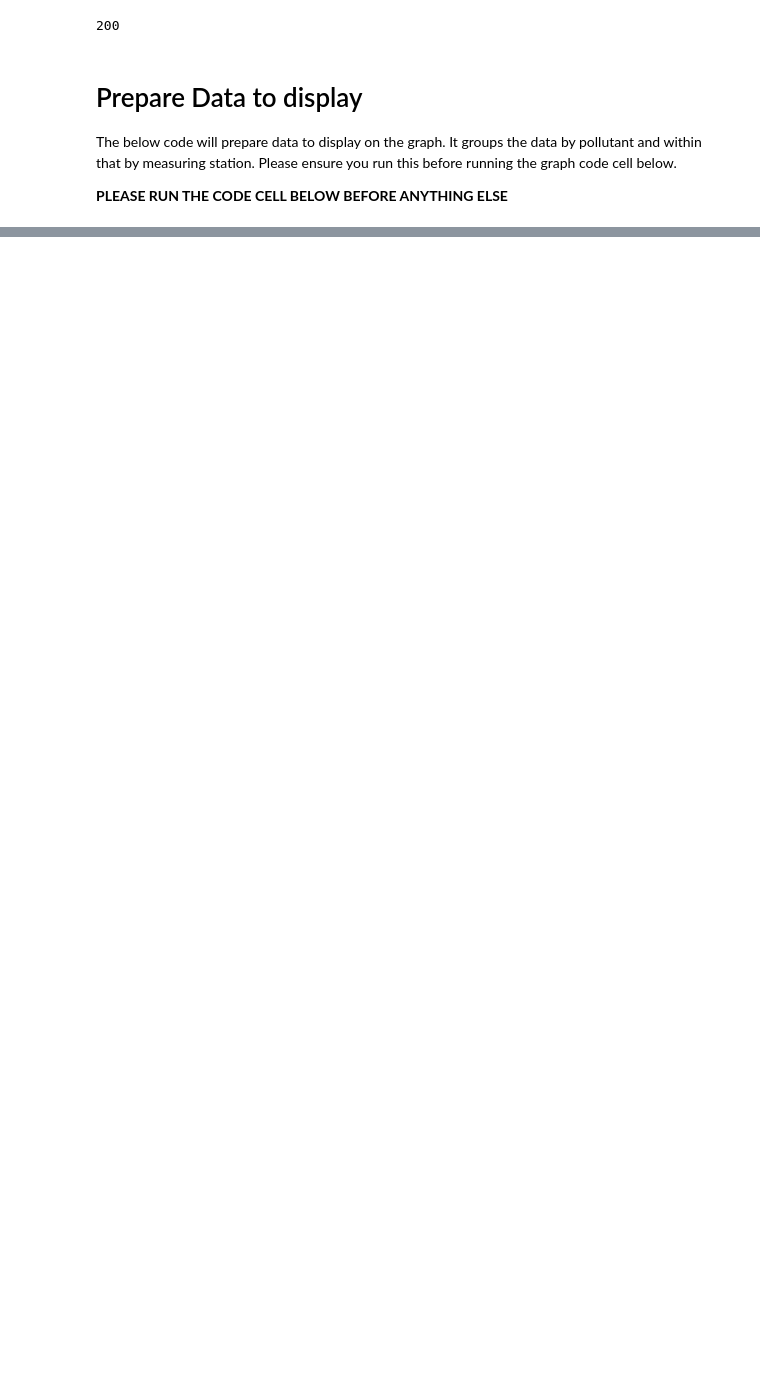
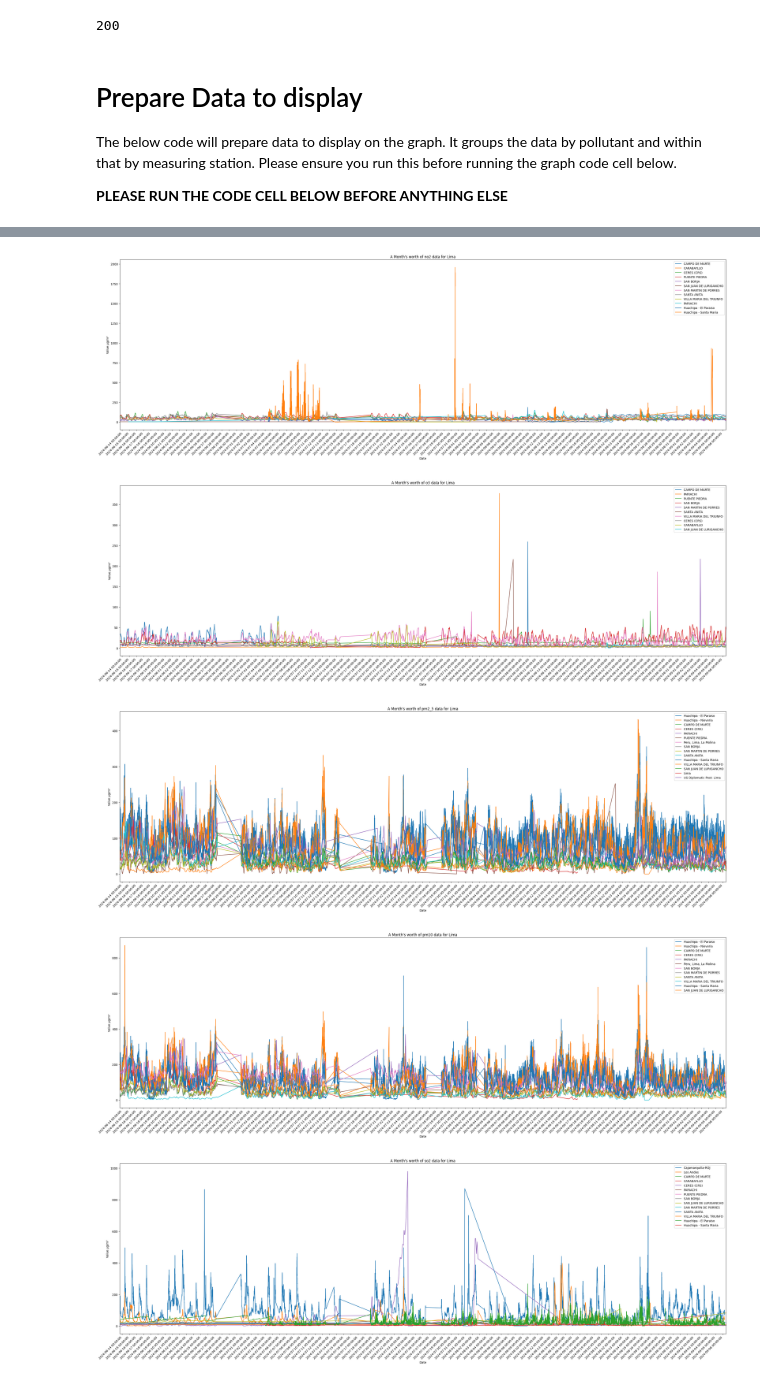
Before and after one commit to ECMWFCode4Earth/vAirify, a Jupyter notebook: notebooks/trends/trends-notebook.ipynb, the cells around one changed output, grey strips where cells are left out. Cells and saved outputs as stored; diff of their text form; code cells hidden in the pictures; blank space fills up the shorter version.

```diff
--- a/notebooks/trends/trends-notebook.ipynb
+++ b/notebooks/trends/trends-notebook.ipynb
@@ -144,26 +195,43 @@ The below code cell will generate five graphs. One for each polutant. Each line
 # %%
 import matplotlib.pyplot as plt
 import matplotlib.dates as mdates
+import numpy as np
 
-def find_max_graph_width(current_max_width, current_data_length):
-    if(current_max_width < current_data_length):
-       return current_data_length * 0.5
-    return current_max_width
+def calculate_graph_width(processed_data, pollutant, base_width=10, max_width=30):
+    max_data_points = max(
+        len(station_data["times"])
+        for station_data in processed_data[pollutant].values()
+    )
+    return min(max(base_width, max_data_points / 20), max_width)
 
 for pollutant in processed_data:
-    fig = plt.figure()
-    ax = fig.add_subplot()
-    max_width = 0
-    for key in processed_data[pollutant]:
-        ax.plot(processed_data[pollutant][key]["times"], processed_data[pollutant][key]["values"])
-        ax.xaxis.set_major_locator(mdates.HourLocator())
-        ax.xaxis.set_major_formatter(mdates.DateFormatter('%Y-%m-%d %H:%M:%S'))
-        ax.set_xlabel('Date')
-        ax.set_ylabel('Value µg/m³')
-        max_width = find_max_graph_width(max_width, len(processed_data[pollutant][key]["times"]))
-    fig.set_size_inches(max_width, 10)
-    plt.title("A Months worth of " + pollutant + " data for " + city)
+    graph_width = calculate_graph_width(processed_data, pollutant)
+    fig, ax = plt.subplots(figsize=(graph_width, 10))
+
+    all_times = []
+    for measuring_station, station_data in processed_data[pollutant].items():
+        times = station_data["times"]
+        values = station_data["values"]
+        ax.plot(times, values, label=str(measuring_station))
+        all_times.extend(times)
+
+    ax.set_xlim(min(all_times), max(all_times))
+
+    ax.xaxis.set_major_locator(mdates.DayLocator())
+    ax.xaxis.set_major_formatter(mdates.DateFormatter('%Y-%m-%d %H:%M:%S'))
+
+    ax.set_xlabel('Date')
+    ax.set_ylabel('Value µg/m³')
+    plt.title(f"A Month's worth of {pollutant} data for {city}")
     plt.setp(ax.get_xticklabels(), rotation=45, ha="right")
+
+    plt.legend()
     plt.tight_layout()
 
-plt.show()  # display
+    plt.show()
+# %% [output]
+[figure, added]
+[figure, added]
+[figure, added]
+[figure, added]
+[figure, added]
```
Also changed, not shown: parts of 9 cells of this notebook.
